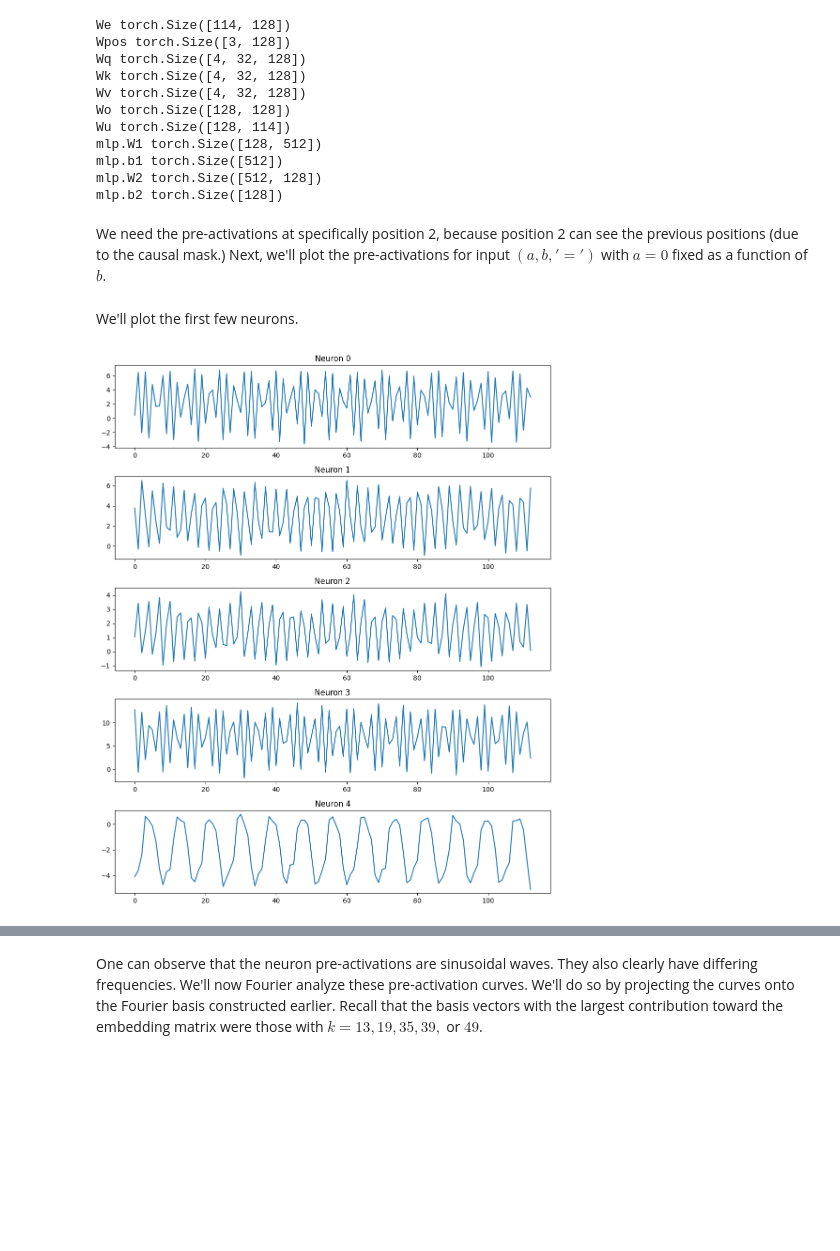
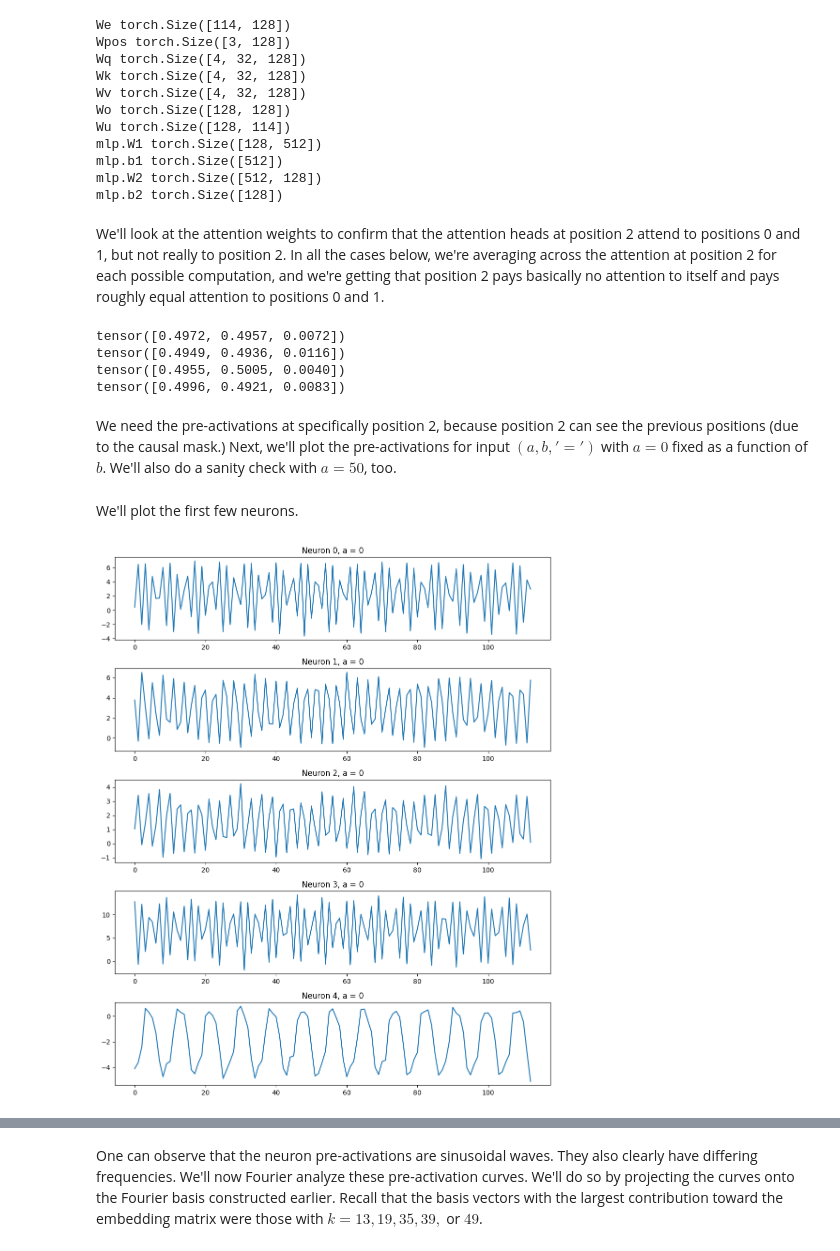
Before and after one commit to andrew-gong-wu/grokking-interp, a Jupyter notebook: analysis.ipynb, the cells around one changed output, grey strips where cells are left out. Drawn from its saved outputs; the diff is of its cells as text; code cells hidden in the pictures; blank space fills up the shorter version.

```diff
--- a/analysis.ipynb
+++ b/analysis.ipynb
@@ -236,20 +255,35 @@ with torch.no_grad():
     preact = torch.einsum('abc,cd->abd', X_embd, params['mlp.W1']) + params['mlp.b1']
+# %% [markdown]
+We'll look at the attention weights to confirm that the attention heads at position 2 attend to positions 0 and 1, but not really to position 2. In all the cases below, we're averaging across the attention at position 2 for each possible computation, and we're getting that position 2 pays basically no attention to itself and pays roughly equal attention to positions 0 and 1.
+# %%
+print(torch.mean(attn[:, 2, :, 0], dim = 0))
+print(torch.mean(attn[:, 2, :, 1], dim = 0))
+print(torch.mean(attn[:, 2, :, 2], dim = 0))
+print(torch.mean(attn[:, 2, :, 3], dim = 0))
+# %% [output]
+tensor([0.4972, 0.4957, 0.0072])
+tensor([0.4949, 0.4936, 0.0116])
+tensor([0.4955, 0.5005, 0.0040])
+tensor([0.4996, 0.4921, 0.0083])
 # %% [markdown]
-We need the pre-activations at specifically position 2, because position 2 can see the previous positions (due to the causal mask.) Next, we'll plot the pre-activations for input $(a,b,'=')$ with $a = 0$ fixed as a function of $b$.
+We need the pre-activations at specifically position 2, because position 2 can see the previous positions (due to the causal mask.) Next, we'll plot the pre-activations for input $(a,b,'=')$ with $a = 0$ fixed as a function of $b$. We'll also do a sanity check with $a = 50$, too.
 # %%
-# with a = 0, we just need the first 113 elements of pos2_preacts
-pos2_preacts = preact[:113,2,:]
+# with a = 0, we just need the first 113 elements of preact
+pos2_preacts_0 = preact[:113,2,:]
+
+# with a = 20, we need 20*113 through 21*113
+pos2_preacts_50 = preact[50*113:51*113, 2, :]
 # %% [markdown]
 We'll plot the first few neurons.
 # %%
 fig, axes = plt.subplots(5,1, figsize=(10,12))
 for i in range(5):
     # plot the ith neuron's preactivations
     # there are 512 total; we'll plot 5 of them
-    axes[i].plot(range(113), pos2_preacts[:, i])
-    axes[i].set_title(f'Neuron {i}')
+    axes[i].plot(range(113), pos2_preacts_0[:, i])
+    axes[i].set_title(f'Neuron {i}, a = 0')
 
 plt.tight_layout()
 plt.show()
 # %% [output]
-[figure, old version]
+[figure, new version]
```
Also changed, not shown: parts of 13 cells of this notebook.
